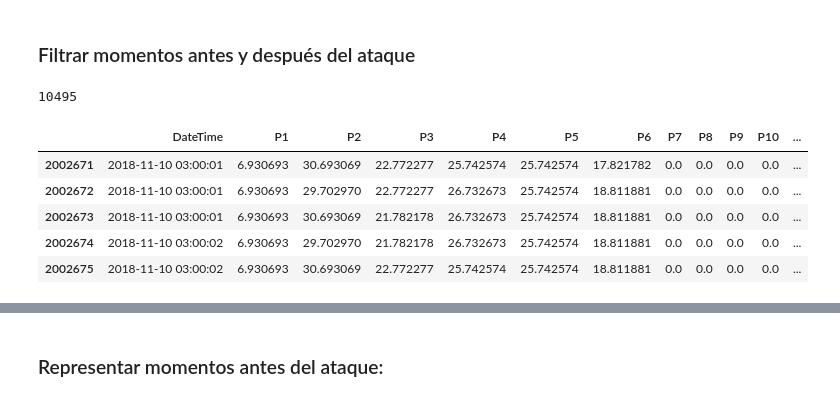
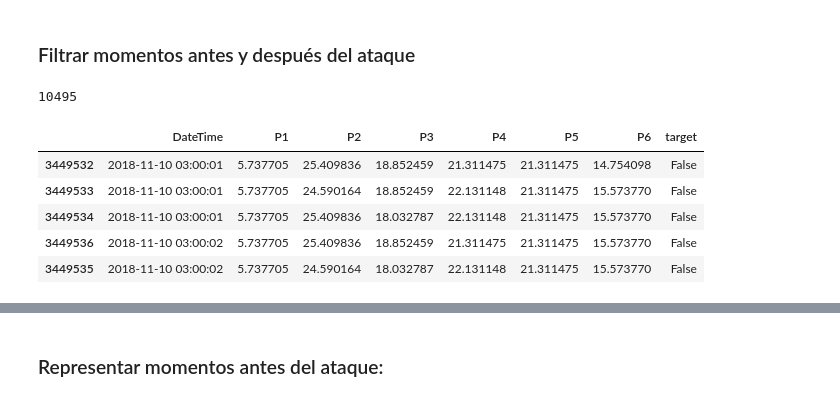
Before and after one commit to aliciaolivaresgil/TFG-SmartBeds, a Jupyter notebook: src/Representacion Ataque.ipynb, the cells around one changed output, grey strips where cells are left out. Cells and saved outputs as stored; diff of their text form; code cells hidden in the pictures.

```diff
--- a/src/Representacion Ataque.ipynb
+++ b/src/Representacion Ataque.ipynb
@@ -13,9 +13,8 @@ import loadData as ld
 # %% [markdown]
 ### Leer datos:
 # %%
-with open('datos.pdd','rb') as f:
+with open('datos_normalizados.pkl','rb') as f:
     datos = pk.load(f)
 
 print(len(datos))
-datos.head()
 # %% [output]
@@ -43,0 +56,3 @@ datosEstadisticos.head()
+# %%
+diacrisis1 = datos[74]
+diacrisis1.head()
@@ -48,18 +100,18 @@ datosEstadisticos.head()
 # %%
 inicio =pd.to_datetime('2018-11-10 3:00:00')
 fin = pd.to_datetime('2018-11-10 4:10:00')
 
-datosAtaque = datos.loc[datos['DateTime']>inicio]
-datosAtaque = datosAtaque.loc[datosAtaque['DateTime']<fin]
+datosAtaque1 = diacrisis1.loc[diacrisis1['DateTime']>inicio]
+datosAtaque1 = datosAtaque1.loc[datosAtaque1['DateTime']<fin]
 
-print(len(datosAtaque))
-datosAtaque.head()
+print(len(datosAtaque1))
+datosAtaque1.head()
 # %% [output]
 10495
-|  | DateTime | P1 | P2 | P3 | P4 | P5 | P6 | P7 | P8 | P9 | P10 | ... |
-| 2002671 | 2018-11-10 03:00:01 | 6.930693 | 30.693069 | 22.772277 | 25.742574 | 25.742574 | 17.821782 | 0.0 | 0.0 | 0.0 | 0.0 | ... |
-| 2002672 | 2018-11-10 03:00:01 | 6.930693 | 29.702970 | 22.772277 | 26.732673 | 25.742574 | 18.811881 | 0.0 | 0.0 | 0.0 | 0.0 | ... |
-| 2002673 | 2018-11-10 03:00:01 | 6.930693 | 30.693069 | 21.782178 | 26.732673 | 25.742574 | 18.811881 | 0.0 | 0.0 | 0.0 | 0.0 | ... |
-| 2002674 | 2018-11-10 03:00:02 | 6.930693 | 29.702970 | 21.782178 | 26.732673 | 25.742574 | 18.811881 | 0.0 | 0.0 | 0.0 | 0.0 | ... |
-| 2002675 | 2018-11-10 03:00:02 | 6.930693 | 30.693069 | 22.772277 | 25.742574 | 25.742574 | 18.811881 | 0.0 | 0.0 | 0.0 | 0.0 | ... |
+|  | DateTime | P1 | P2 | P3 | P4 | P5 | P6 | target |
+| 3449532 | 2018-11-10 03:00:01 | 5.737705 | 25.409836 | 18.852459 | 21.311475 | 21.311475 | 14.754098 | False |
+| 3449533 | 2018-11-10 03:00:01 | 5.737705 | 24.590164 | 18.852459 | 22.131148 | 21.311475 | 15.573770 | False |
+| 3449534 | 2018-11-10 03:00:01 | 5.737705 | 25.409836 | 18.032787 | 22.131148 | 21.311475 | 15.573770 | False |
+| 3449536 | 2018-11-10 03:00:02 | 5.737705 | 25.409836 | 18.852459 | 21.311475 | 21.311475 | 15.573770 | False |
+| 3449535 | 2018-11-10 03:00:02 | 5.737705 | 24.590164 | 18.032787 | 22.131148 | 21.311475 | 15.573770 | False |
 # %%
```
Also changed, not shown: parts of 23 cells of this notebook, 32 other files.
